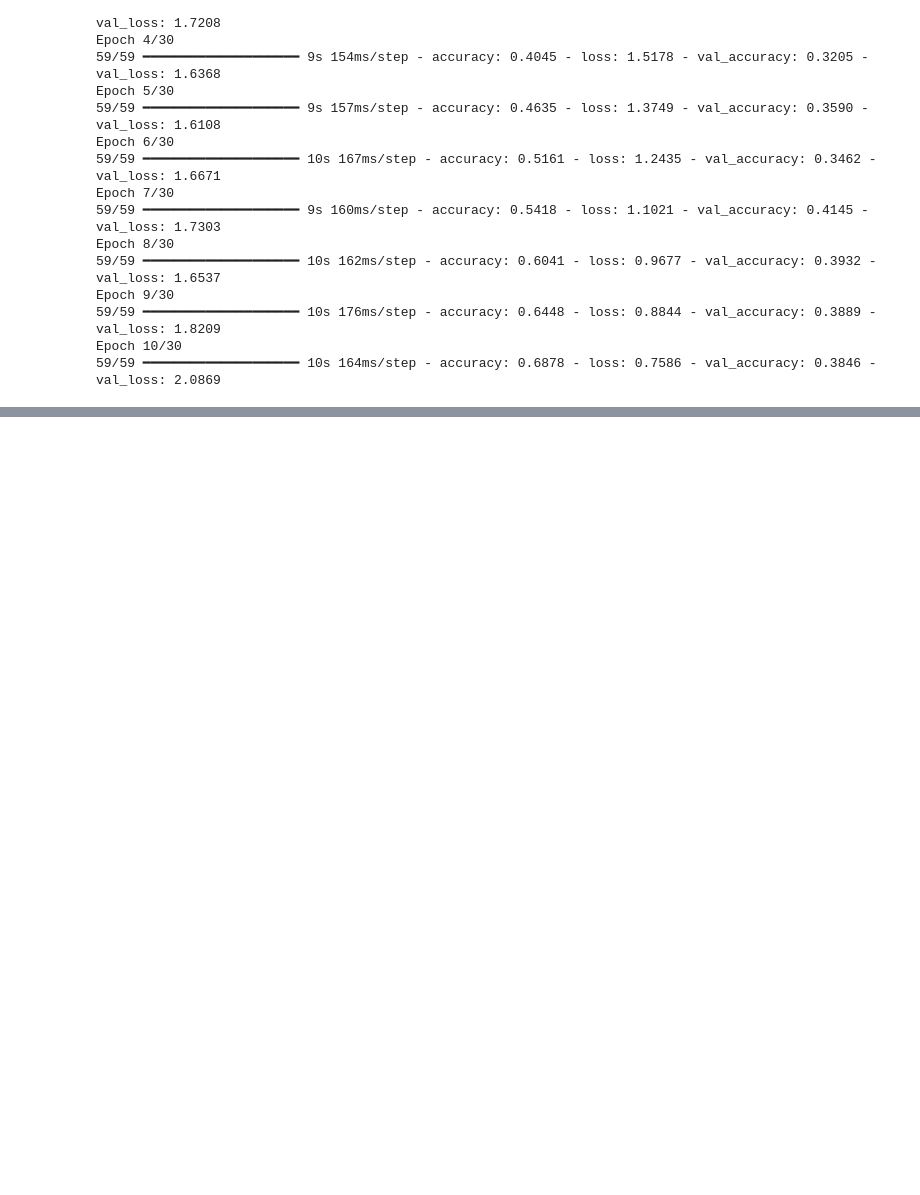
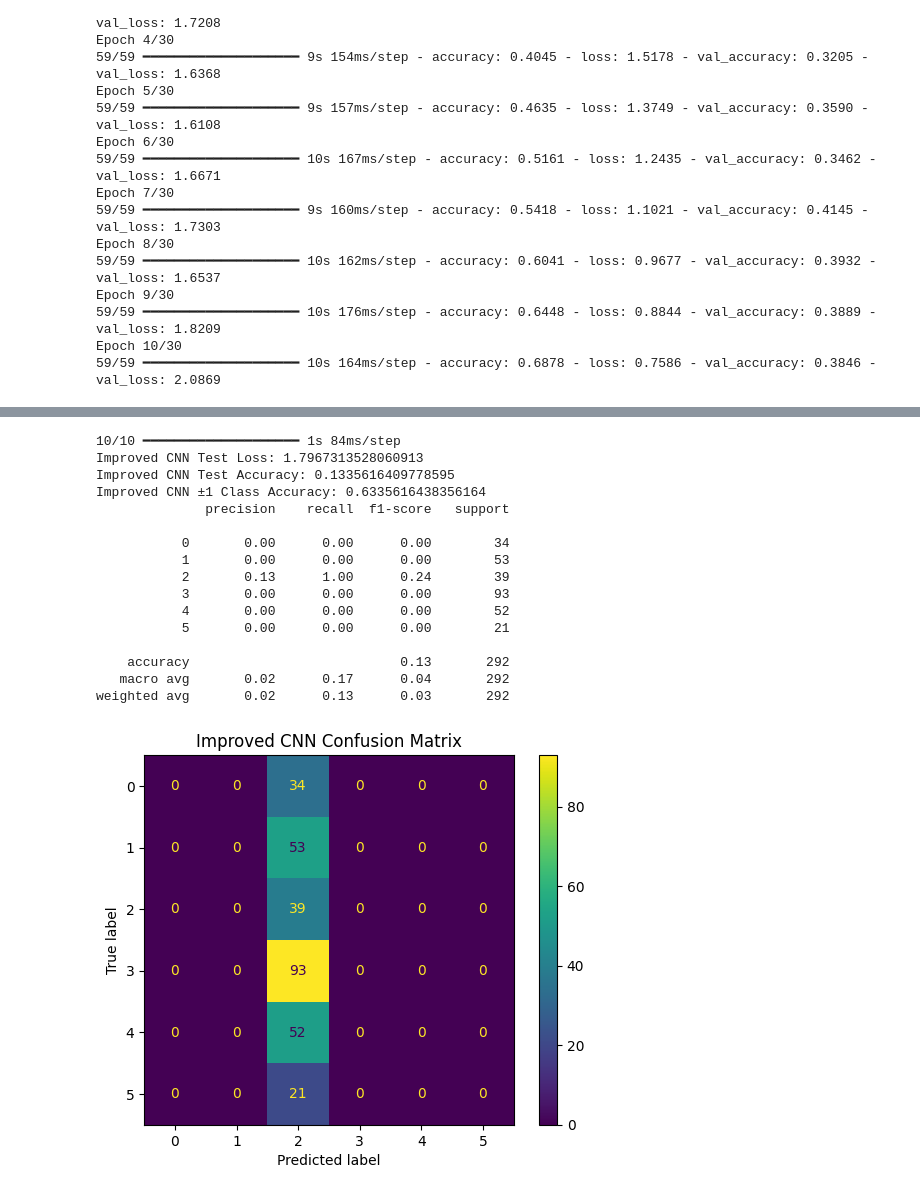
Before and after one commit to malloryr810/AI-Final-Project-GroupRRM, a Jupyter notebook: HurricanCNN.ipynb, the cells around one changed output, grey strips where cells are left out. Saved outputs shown, nothing was run; the diff lists cells and outputs as text; code cells hidden in the pictures; blank space fills up the shorter version.

```diff
--- a/HurricanCNN.ipynb
+++ b/HurricanCNN.ipynb
@@ -203,0 +356,24 @@ Epoch 10/30
+# %%
+early_stop = tf.keras.callbacks.EarlyStopping(
+    monitor="val_loss",
+    patience=6,
+    restore_best_weights=True
+)
+
+reduce_lr = tf.keras.callbacks.ReduceLROnPlateau(
+    monitor="val_loss",
+    factor=0.5,
+    patience=3,
+    min_lr=1e-6
+)
+
+history_small = cnn_small.fit(
+    X_train_cnn,
+    y_train_cnn,
+    validation_split=0.2,
+    epochs=40,
+    batch_size=16,
+    class_weight=class_weights,
+    callbacks=[early_stop, reduce_lr],
+    verbose=1
+)
@@ -203,0 +395,35 @@ Epoch 10/30
+# %%
+test_loss_small, test_acc_small = cnn_small.evaluate(X_test_cnn, y_test_cnn, verbose=0)
+
+y_pred_probs_small = cnn_small.predict(X_test_cnn)
+y_pred_small = np.argmax(y_pred_probs_small, axis=1)
+
+pm1_acc_small = within_one_accuracy(y_test_cnn, y_pred_small)
+
+print("Improved CNN Test Loss:", test_loss_small)
+print("Improved CNN Test Accuracy:", test_acc_small)
+print("Improved CNN ±1 Class Accuracy:", pm1_acc_small)
+
+print(classification_report(y_test_cnn, y_pred_small))
+
+ConfusionMatrixDisplay.from_predictions(y_test_cnn, y_pred_small)
+plt.title("Improved CNN Confusion Matrix")
+plt.show()
+# %% [output]
+10/10 ━━━━━━━━━━━━━━━━━━━━ 1s 84ms/step
+Improved CNN Test Loss: 1.7967313528060913
+Improved CNN Test Accuracy: 0.1335616409778595
+Improved CNN ±1 Class Accuracy: 0.6335616438356164
+              precision    recall  f1-score   support
+
+           0       0.00      0.00      0.00        34
+           1       0.00      0.00      0.00        53
+           2       0.13      1.00      0.24        39
+           3       0.00      0.00      0.00        93
+           4       0.00      0.00      0.00        52
+           5       0.00      0.00      0.00        21
+
+    accuracy                           0.13       292
+   macro avg       0.02      0.17      0.04       292
+weighted avg       0.02      0.13      0.03       292
+[figure, added]
```
Also changed, not shown: parts of 19 cells of this notebook.
